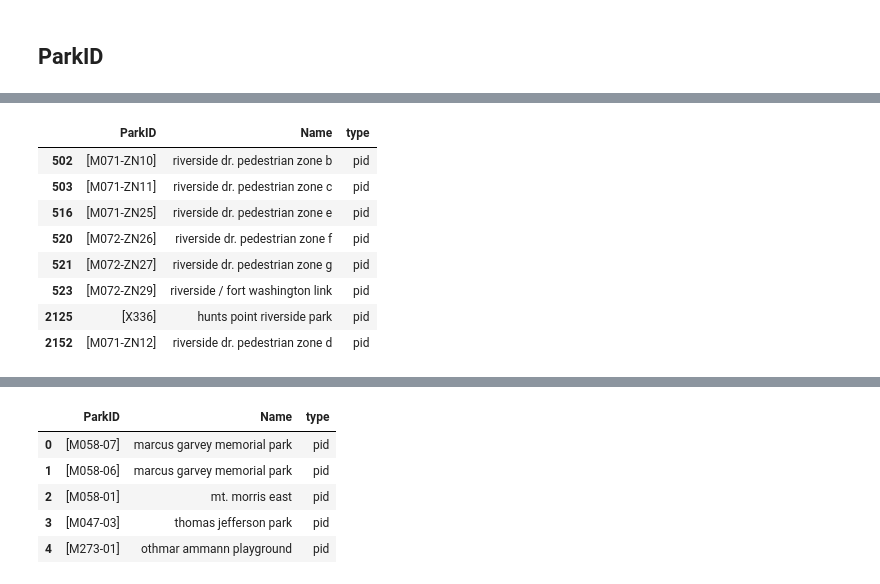
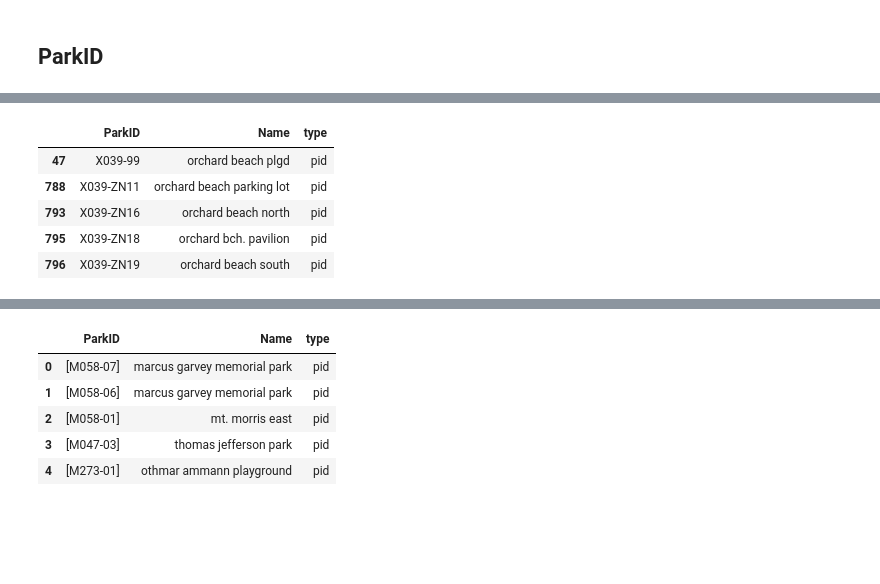
Before and after one commit to gdobler/parqa, a Jupyter notebook: 311/311_calls_to_ParkID.ipynb, the cells around one changed output, grey strips where cells are left out. Drawn from its saved outputs; the diff is of its cells as text; code cells hidden in the pictures; blank space fills up the shorter version.

```diff
--- a/311/311_calls_to_ParkID.ipynb
+++ b/311/311_calls_to_ParkID.ipynb
@@ -159,15 +152,13 @@ prop.head()
 # %%
-prop[prop.Name.str.contains('riverside')]
+prop[prop.Name.str.contains('orchard')] #tony dapolito pool
+# prop[prop.ParkID.str.contains('B371')]
 # %% [output]
 |  | ParkID | Name | type |
-| 502 | [M071-ZN10] | riverside dr. pedestrian zone b | pid |
-| 503 | [M071-ZN11] | riverside dr. pedestrian zone c | pid |
-| 516 | [M071-ZN25] | riverside dr. pedestrian zone e | pid |
-| 520 | [M072-ZN26] | riverside dr. pedestrian zone f | pid |
-| 521 | [M072-ZN27] | riverside dr. pedestrian zone g | pid |
-| 523 | [M072-ZN29] | riverside / fort washington link | pid |
-| 2125 | [X336] | hunts point riverside park | pid |
-| 2152 | [M071-ZN12] | riverside dr. pedestrian zone d | pid |
+| 47 | X039-99 | orchard beach plgd | pid |
+| 788 | X039-ZN11 | orchard beach parking lot | pid |
+| 793 | X039-ZN16 | orchard beach north | pid |
+| 795 | X039-ZN18 | orchard bch. pavilion | pid |
+| 796 | X039-ZN19 | orchard beach south | pid |
 # %%
 d = [
     {'ParkID':'B073','type':'abstr','Name': 'prospect park'},
```
Also changed, not shown: parts of 15 cells of this notebook.
